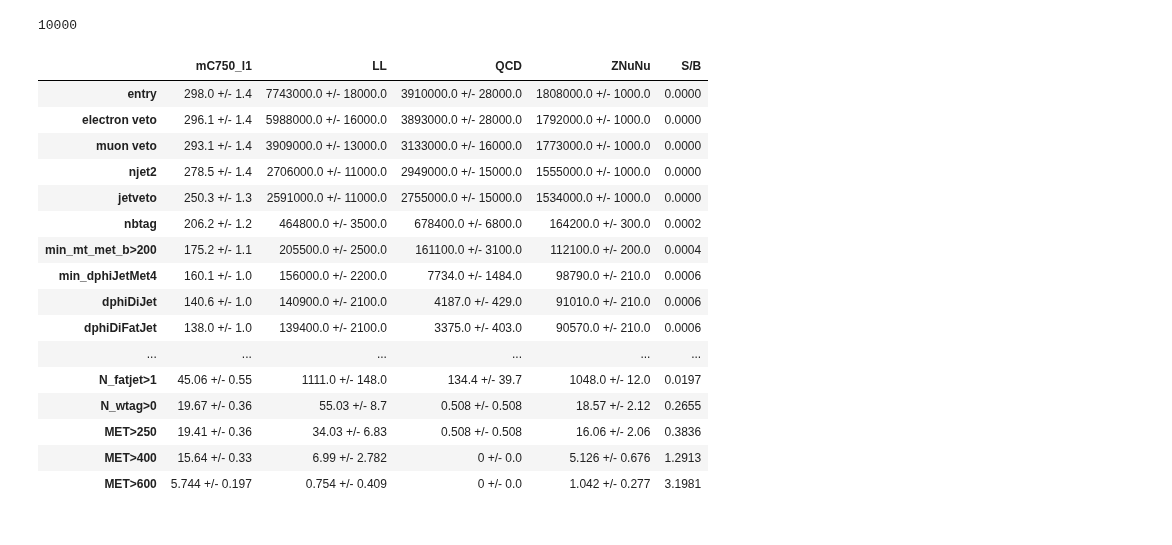
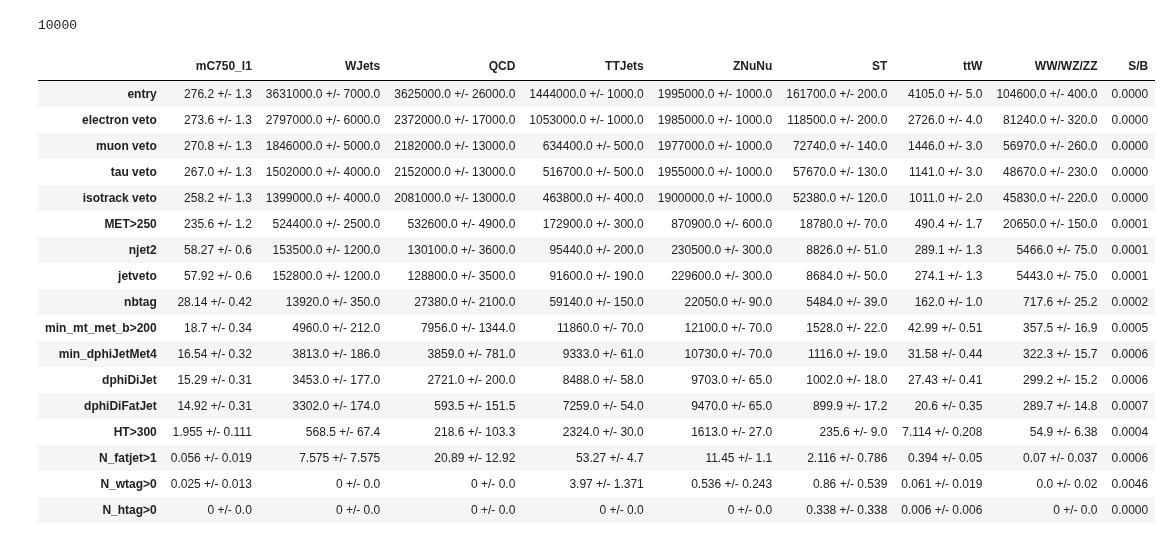
Before and after one commit to mirandabryson/tW_scattering, a Jupyter notebook: processor/daniels_cutflow.ipynb, the cells around one changed output. Saved outputs shown, nothing was run; the diff lists cells and outputs as text; code cells hidden in the pictures.

```diff
--- a/processor/daniels_cutflow.ipynb
+++ b/processor/daniels_cutflow.ipynb
@@ -379,17 +413,18 @@ if not runLocal:
 overwrite = True
 small = False
 
-tag = '0p1p20'
+tag = '0p1p27'
+#tag = '0p1p31/2018'
 #tag = '0p1p16/2018'
 
 fileset_WH   = {'mC750_l1': glob.glob('/hadoop/cms/store/user/ksalyer/allHadTest/'+tag+'/WH_had_750_1_nanoAOD/*.root'),
-                'WJets': glob.glob('/hadoop/cms/store/user/ksalyer/allHadTest/'+tag+'/WJetsToLNu*/*.root'),
+                'WJets': glob.glob('/hadoop/cms/store/user/ksalyer/allHadTest/'+tag+'/W*JetsToLNu_Tune*/*.root'),
                 'QCD': glob.glob('/hadoop/cms/store/user/ksalyer/allHadTest/'+tag+'/QCD_HT*/*.root'),
                 'TTJets': glob.glob('/hadoop/cms/store/user/ksalyer/allHadTest/'+tag+'/TTJets*/*.root'),
                 'ZNuNu': glob.glob('/hadoop/cms/store/user/ksalyer/allHadTest/'+tag+'/ZJetsToNuNu*/*.root'),
                 'ST': glob.glob('/hadoop/cms/store/user/ksalyer/allHadTest/'+tag+'/ST*/*.root'),
-                'ttW/ttZ': glob.glob('/hadoop/cms/store/user/ksalyer/allHadTest/'+tag+'/ttWJets*/*.root')
-                    +glob.glob('/hadoop/cms/store/user/ksalyer/allHadTest/'+tag+'/ttZJets*/*.root'),
+                'ttW': glob.glob('/hadoop/cms/store/user/ksalyer/allHadTest/'+tag+'/ttWJets*/*.root'),
+                'ttZ': glob.glob('/hadoop/cms/store/user/ksalyer/allHadTest/'+tag+'/ttZJets*/*.root'),
                 'WW/WZ/ZZ': glob.glob('/hadoop/cms/store/user/ksalyer/allHadTest/'+tag+'/WW*/*.root')
                     +glob.glob('/hadoop/cms/store/user/ksalyer/allHadTest/'+tag+'/WZ*/*.root')
                     +glob.glob('/hadoop/cms/store/user/ksalyer/allHadTest/'+tag+'/ZZTo2L2Nu*/*.root')
@@ -437,7 +472,7 @@ else:
                     'QCD': glob.glob('/hadoop/cms/store/user/ksalyer/allHadTest/'+tag+'/QCD_HT*/*.root')[:2]}
         workers = 4
     else:
-        fileset = fileset_WH_merge
+        fileset = fileset_WH
         workers = 16
 
 
@@ -457,31 +492,34 @@ else:
 # %%
 # Cutflow
 from Tools.helpers import getCutFlowTable
 
-#processes = ['mC750_l1', 'WJets', 'QCD', 'TTJets', 'ZNuNu', 'ST', 'ttW/ttZ', 'WW/WZ/ZZ']
-processes = ['mC750_l1', 'LL', 'QCD', 'ZNuNu']
+processes = ['mC750_l1', 'WJets', 'QCD', 'TTJets', 'ZNuNu', 'ST', 'ttW', 'WW/WZ/ZZ']
+#processes = ['mC750_l1', 'LL', 'QCD', 'ZNuNu']
 lines     = ['entry']
-lines    += ['electron veto', 'muon veto', 'njet2', 'jetveto', 'nbtag', 'min_mt_met_b>200', 'min_dphiJetMet4', 'dphiDiJet', 'dphiDiFatJet',  'HT>300', 'N_fatjet>0', 'N_htag>0',  'N_fatjet>1', 'N_wtag>0',  'MET>250',  'MET>400',  'MET>600']
+lines    += [ 'electron veto', 'muon veto', 'tau veto', 'isotrack veto', 'MET>250','njet2', 'jetveto', 'nbtag', 'min_mt_met_b>200', 'min_dphiJetMet4', 'dphiDiJet', 'dphiDiFatJet',  'HT>300', 'N_fatjet>1', 'N_wtag>0', 'N_htag>0']
+#lines     = ['entry']
+#lines     = ['skim', 'electron veto', 'muon veto', 'tau veto', 'iso track veto', 'MET>250', 'N_fatjet>1', 'min_dphiFatJetMet4', 'dphiDiFatJet', 'N_htag>0', 'N_wtag>0', 'minmth>200', 'on-H', 'on-W', 'njet veto', 'MET>400', 'no AK4']
 df        = getCutFlowTable(output, processes=processes, lines=lines, significantFigures=4, signal='mC750_l1')
 df
 # %% [output]
-|  | mC750_l1 | LL | QCD | ZNuNu | S/B |
-| entry | 298.0 +/- 1.4 | 7743000.0 +/- 18000.0 | 3910000.0 +/- 28000.0 | 1808000.0 +/- 1000.0 | 0.0000 |
-| electron veto | 296.1 +/- 1.4 | 5988000.0 +/- 16000.0 | 3893000.0 +/- 28000.0 | 1792000.0 +/- 1000.0 | 0.0000 |
-| muon veto | 293.1 +/- 1.4 | 3909000.0 +/- 13000.0 | 3133000.0 +/- 16000.0 | 1773000.0 +/- 1000.0 | 0.0000 |
-| njet2 | 278.5 +/- 1.4 | 2706000.0 +/- 11000.0 | 2949000.0 +/- 15000.0 | 1555000.0 +/- 1000.0 | 0.0000 |
-| jetveto | 250.3 +/- 1.3 | 2591000.0 +/- 11000.0 | 2755000.0 +/- 15000.0 | 1534000.0 +/- 1000.0 | 0.0000 |
-| nbtag | 206.2 +/- 1.2 | 464800.0 +/- 3500.0 | 678400.0 +/- 6800.0 | 164200.0 +/- 300.0 | 0.0002 |
-| min_mt_met_b>200 | 175.2 +/- 1.1 | 205500.0 +/- 2500.0 | 161100.0 +/- 3100.0 | 112100.0 +/- 200.0 | 0.0004 |
-| min_dphiJetMet4 | 160.1 +/- 1.0 | 156000.0 +/- 2200.0 | 7734.0 +/- 1484.0 | 98790.0 +/- 210.0 | 0.0006 |
-| dphiDiJet | 140.6 +/- 1.0 | 140900.0 +/- 2100.0 | 4187.0 +/- 429.0 | 91010.0 +/- 210.0 | 0.0006 |
-| dphiDiFatJet | 138.0 +/- 1.0 | 139400.0 +/- 2100.0 | 3375.0 +/- 403.0 | 90570.0 +/- 210.0 | 0.0006 |
-| ... | ... | ... | ... | ... | ... |
-| N_fatjet>1 | 45.06 +/- 0.55 | 1111.0 +/- 148.0 | 134.4 +/- 39.7 | 1048.0 +/- 12.0 | 0.0197 |
-| N_wtag>0 | 19.67 +/- 0.36 | 55.03 +/- 8.7 | 0.508 +/- 0.508 | 18.57 +/- 2.12 | 0.2655 |
-| MET>250 | 19.41 +/- 0.36 | 34.03 +/- 6.83 | 0.508 +/- 0.508 | 16.06 +/- 2.06 | 0.3836 |
-| MET>400 | 15.64 +/- 0.33 | 6.99 +/- 2.782 | 0 +/- 0.0 | 5.126 +/- 0.676 | 1.2913 |
-| MET>600 | 5.744 +/- 0.197 | 0.754 +/- 0.409 | 0 +/- 0.0 | 1.042 +/- 0.277 | 3.1981 |
+|  | mC750_l1 | WJets | QCD | TTJets | ZNuNu | ST | ttW | WW/WZ/ZZ | S/B |
+| entry | 276.2 +/- 1.3 | 3631000.0 +/- 7000.0 | 3625000.0 +/- 26000.0 | 1444000.0 +/- 1000.0 | 1995000.0 +/- 1000.0 | 161700.0 +/- 200.0 | 4105.0 +/- 5.0 | 104600.0 +/- 400.0 | 0.0000 |
+| electron veto | 273.6 +/- 1.3 | 2797000.0 +/- 6000.0 | 2372000.0 +/- 17000.0 | 1053000.0 +/- 1000.0 | 1985000.0 +/- 1000.0 | 118500.0 +/- 200.0 | 2726.0 +/- 4.0 | 81240.0 +/- 320.0 | 0.0000 |
+| muon veto | 270.8 +/- 1.3 | 1846000.0 +/- 5000.0 | 2182000.0 +/- 13000.0 | 634400.0 +/- 500.0 | 1977000.0 +/- 1000.0 | 72740.0 +/- 140.0 | 1446.0 +/- 3.0 | 56970.0 +/- 260.0 | 0.0000 |
+| tau veto | 267.0 +/- 1.3 | 1502000.0 +/- 4000.0 | 2152000.0 +/- 13000.0 | 516700.0 +/- 500.0 | 1955000.0 +/- 1000.0 | 57670.0 +/- 130.0 | 1141.0 +/- 3.0 | 48670.0 +/- 230.0 | 0.0000 |
+| isotrack veto | 258.2 +/- 1.3 | 1399000.0 +/- 4000.0 | 2081000.0 +/- 13000.0 | 463800.0 +/- 400.0 | 1900000.0 +/- 1000.0 | 52380.0 +/- 120.0 | 1011.0 +/- 2.0 | 45830.0 +/- 220.0 | 0.0000 |
+| MET>250 | 235.6 +/- 1.2 | 524400.0 +/- 2500.0 | 532600.0 +/- 4900.0 | 172900.0 +/- 300.0 | 870900.0 +/- 600.0 | 18780.0 +/- 70.0 | 490.4 +/- 1.7 | 20650.0 +/- 150.0 | 0.0001 |
+| njet2 | 58.27 +/- 0.6 | 153500.0 +/- 1200.0 | 130100.0 +/- 3600.0 | 95440.0 +/- 200.0 | 230500.0 +/- 300.0 | 8826.0 +/- 51.0 | 289.1 +/- 1.3 | 5466.0 +/- 75.0 | 0.0001 |
+| jetveto | 57.92 +/- 0.6 | 152800.0 +/- 1200.0 | 128800.0 +/- 3500.0 | 91600.0 +/- 190.0 | 229600.0 +/- 300.0 | 8684.0 +/- 50.0 | 274.1 +/- 1.3 | 5443.0 +/- 75.0 | 0.0001 |
+| nbtag | 28.14 +/- 0.42 | 13920.0 +/- 350.0 | 27380.0 +/- 2100.0 | 59140.0 +/- 150.0 | 22050.0 +/- 90.0 | 5484.0 +/- 39.0 | 162.0 +/- 1.0 | 717.6 +/- 25.2 | 0.0002 |
+| min_mt_met_b>200 | 18.7 +/- 0.34 | 4960.0 +/- 212.0 | 7956.0 +/- 1344.0 | 11860.0 +/- 70.0 | 12100.0 +/- 70.0 | 1528.0 +/- 22.0 | 42.99 +/- 0.51 | 357.5 +/- 16.9 | 0.0005 |
+| min_dphiJetMet4 | 16.54 +/- 0.32 | 3813.0 +/- 186.0 | 3859.0 +/- 781.0 | 9333.0 +/- 61.0 | 10730.0 +/- 70.0 | 1116.0 +/- 19.0 | 31.58 +/- 0.44 | 322.3 +/- 15.7 | 0.0006 |
+| dphiDiJet | 15.29 +/- 0.31 | 3453.0 +/- 177.0 | 2721.0 +/- 200.0 | 8488.0 +/- 58.0 | 9703.0 +/- 65.0 | 1002.0 +/- 18.0 | 27.43 +/- 0.41 | 299.2 +/- 15.2 | 0.0006 |
+| dphiDiFatJet | 14.92 +/- 0.31 | 3302.0 +/- 174.0 | 593.5 +/- 151.5 | 7259.0 +/- 54.0 | 9470.0 +/- 65.0 | 899.9 +/- 17.2 | 20.6 +/- 0.35 | 289.7 +/- 14.8 | 0.0007 |
+| HT>300 | 1.955 +/- 0.111 | 568.5 +/- 67.4 | 218.6 +/- 103.3 | 2324.0 +/- 30.0 | 1613.0 +/- 27.0 | 235.6 +/- 9.0 | 7.114 +/- 0.208 | 54.9 +/- 6.38 | 0.0004 |
+| N_fatjet>1 | 0.056 +/- 0.019 | 7.575 +/- 7.575 | 20.89 +/- 12.92 | 53.27 +/- 4.7 | 11.45 +/- 1.1 | 2.116 +/- 0.786 | 0.394 +/- 0.05 | 0.07 +/- 0.037 | 0.0006 |
+| N_wtag>0 | 0.025 +/- 0.013 | 0 +/- 0.0 | 0 +/- 0.0 | 3.97 +/- 1.371 | 0.536 +/- 0.243 | 0.86 +/- 0.539 | 0.061 +/- 0.019 | 0.0 +/- 0.02 | 0.0046 |
+| N_htag>0 | 0 +/- 0.0 | 0 +/- 0.0 | 0 +/- 0.0 | 0 +/- 0.0 | 0 +/- 0.0 | 0.338 +/- 0.338 | 0.006 +/- 0.006 | 0 +/- 0.0 | 0.0000 |
 # %%
 
 # Efficiencies
```
Also changed, not shown: parts of 2 cells of this notebook, 2 other files.
